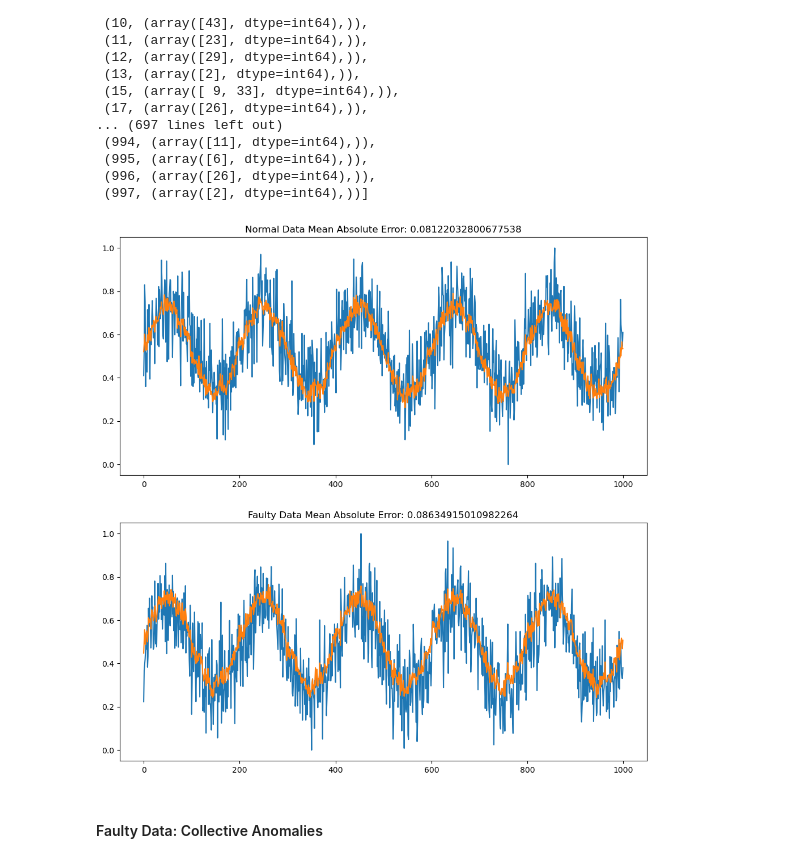
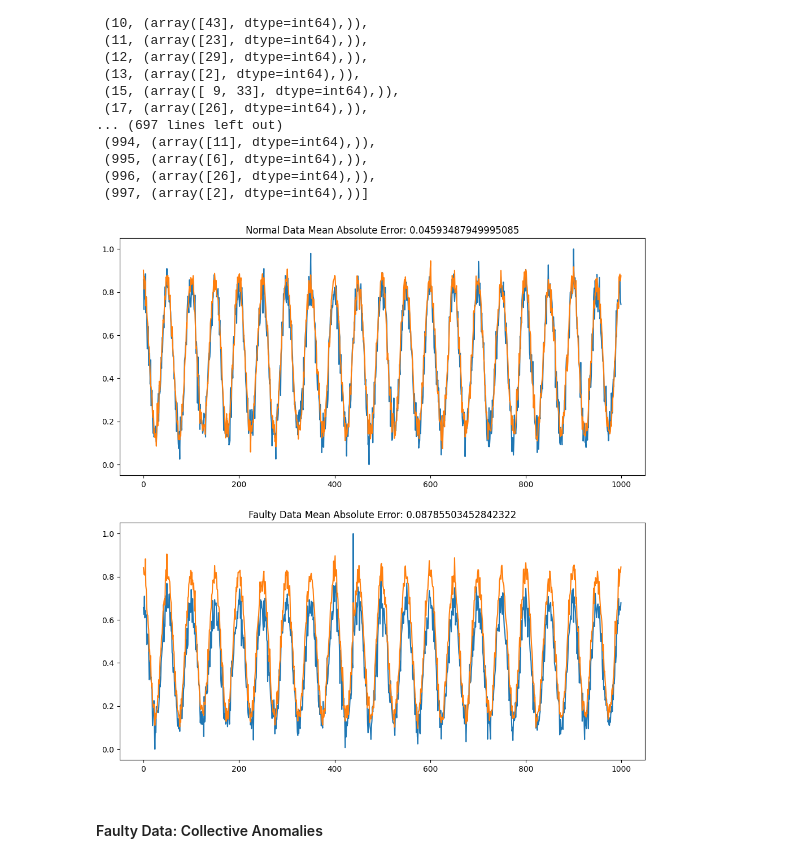
Before and after one commit to Morganh201/AnomalyDetection, a Jupyter notebook: AnomalyDetectionMethodsTest.ipynb, the cells around one changed output. Drawn from its saved outputs; the diff is of its cells as text; code cells hidden in the pictures.

```diff
--- a/AnomalyDetectionMethodsTest.ipynb
+++ b/AnomalyDetectionMethodsTest.ipynb
@@ -99,7 +108,7 @@ class CreateModel:
             self.ae_threshold = np.max(np.mean(np.abs(n_data - n_data_rec), axis=1))
         else:
             self.ae_threshold = ae_threshold
-        self.f_data_rec = self.model.predict(f_data)
+        self.f_data_rec = self.model.predict(f_data, verbose=0)
         self.ae_error = np.mean(np.abs(f_data - self.f_data_rec), axis=1)
 
         result = []
@@ -340,9 +354,9 @@ ae.ae_anomaly
  (996, (array([26], dtype=int64),)),
  (997, (array([2], dtype=int64),))]
 # %%
-ae.plot(n_train_X, n_train_rec, f_train_X, f_train_rec, 27, 21)
+ae.plot(n_train_X, n_train_rec, f_train_X, f_train_rec, 0, 49)
 # %% [output]
-[figure, old version]
+[figure, new version]
 # %% [markdown]
 #### Faulty Data: Collective Anomalies
 # %%
```
Also changed, not shown: parts of 16 cells of this notebook.
